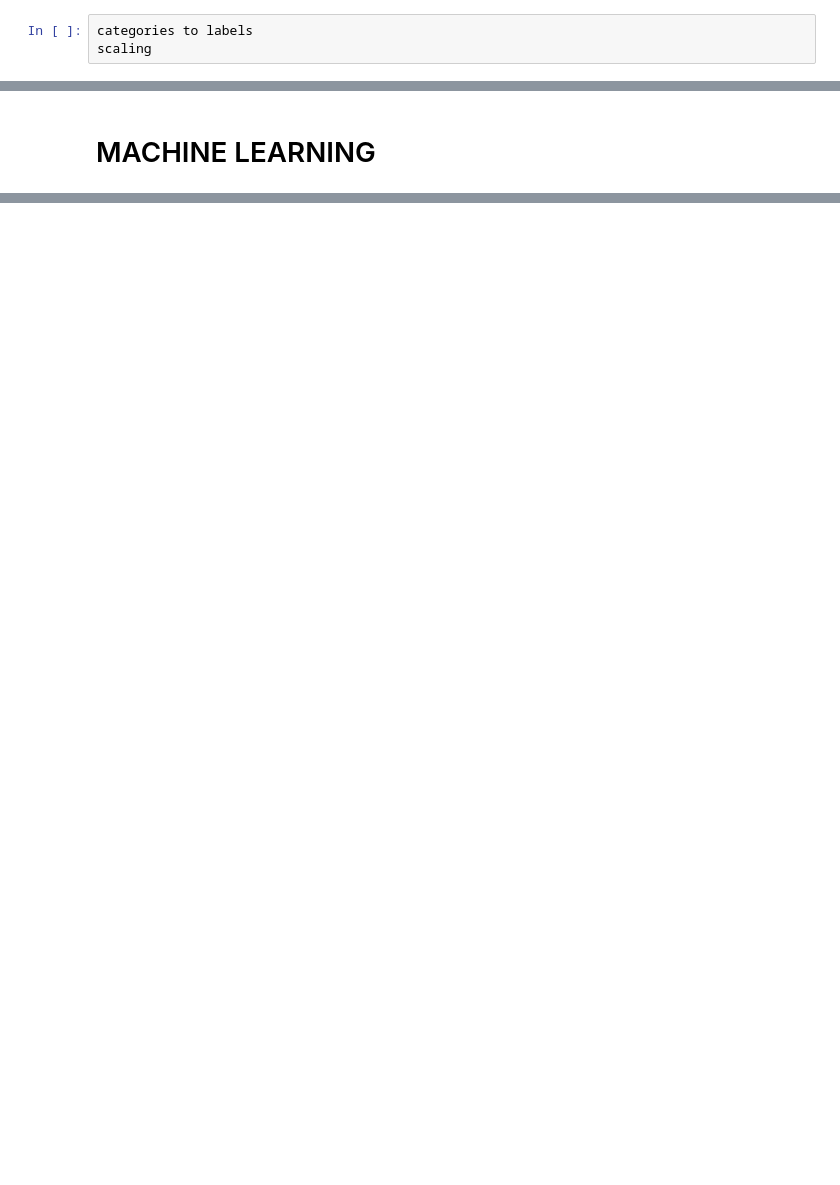
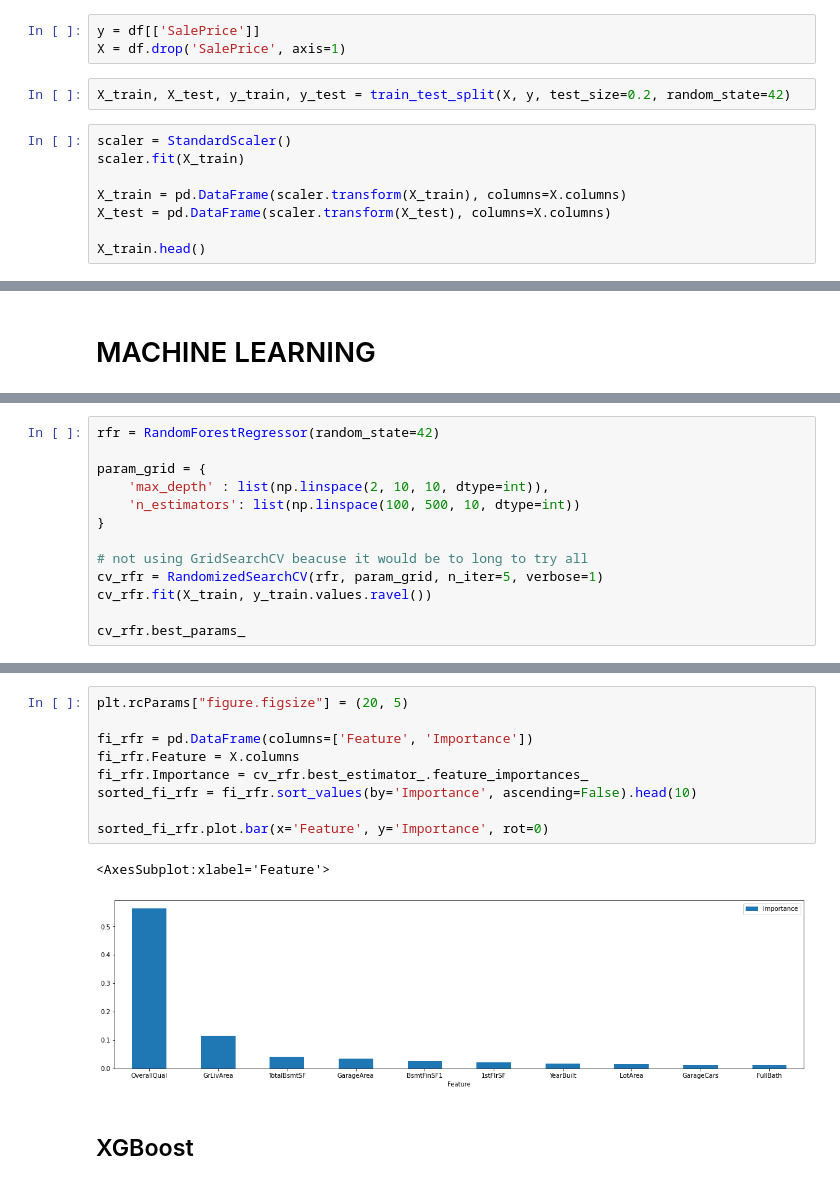
Before and after one commit to louisreberga/house-prices, a Jupyter notebook: main.ipynb, the cells around one changed output, grey strips where cells are left out. Saved outputs shown, nothing was run; the diff lists cells and outputs as text; blank space fills up the shorter version.

```diff
--- a/main.ipynb
+++ b/main.ipynb
@@ -247,3 +251,13 @@ df_train.head()
+# %%
+y = df[['SalePrice']]
+X = df.drop('SalePrice', axis=1)
+# %%
+X_train, X_test, y_train, y_test = train_test_split(X, y, test_size=0.2, random_state=42)
 # %%
-categories to labels
-scaling
+scaler = StandardScaler()
+scaler.fit(X_train)
+
+X_train = pd.DataFrame(scaler.transform(X_train), columns=X.columns)
+X_test = pd.DataFrame(scaler.transform(X_test), columns=X.columns)
+
+X_train.head()
@@ -256,0 +276,13 @@ scores
+# %%
+rfr = RandomForestRegressor(random_state=42)
+
+param_grid = {
+    'max_depth' : list(np.linspace(2, 10, 10, dtype=int)),
+    'n_estimators': list(np.linspace(100, 500, 10, dtype=int))
+}
+
+# not using GridSearchCV beacuse it would be to long to try all
+cv_rfr = RandomizedSearchCV(rfr, param_grid, n_iter=5, verbose=1)
+cv_rfr.fit(X_train, y_train.values.ravel())
+
+cv_rfr.best_params_
@@ -256,0 +301,14 @@ scores
+# %%
+plt.rcParams["figure.figsize"] = (20, 5)
+
+fi_rfr = pd.DataFrame(columns=['Feature', 'Importance'])
+fi_rfr.Feature = X.columns
+fi_rfr.Importance = cv_rfr.best_estimator_.feature_importances_
+sorted_fi_rfr = fi_rfr.sort_values(by='Importance', ascending=False).head(10)
+
+sorted_fi_rfr.plot.bar(x='Feature', y='Importance', rot=0)
+# %% [output]
+<AxesSubplot:xlabel='Feature'>
+[figure, added]
+# %% [markdown]
+## XGBoost
```
Also changed, not shown: parts of 32 cells of this notebook.
